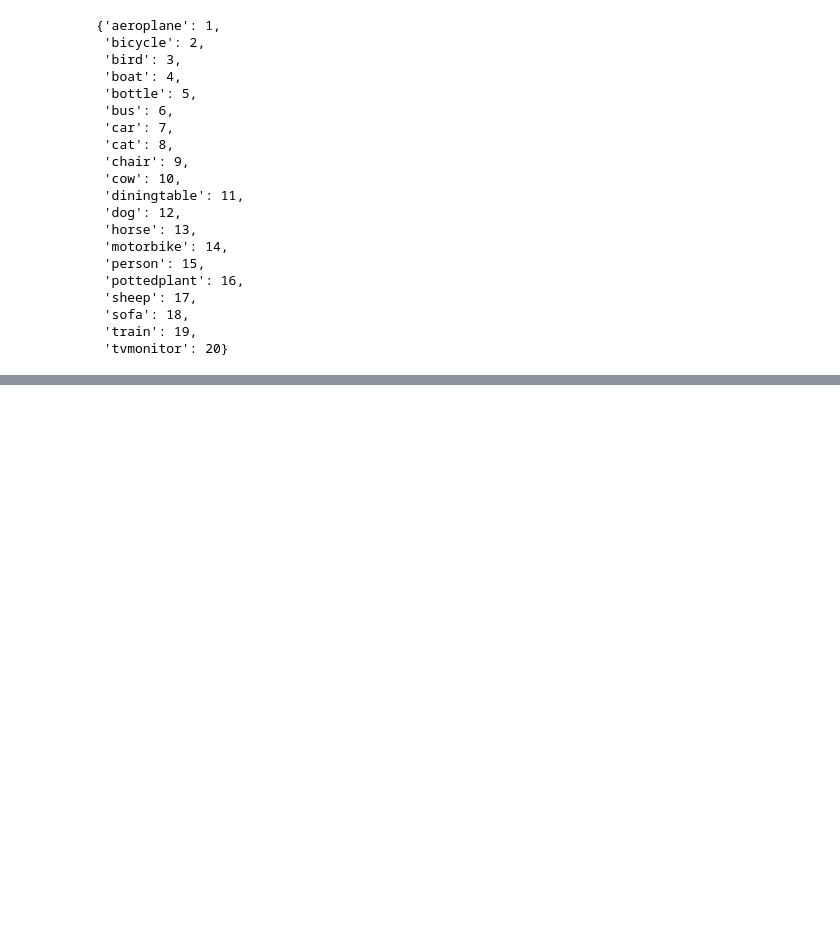
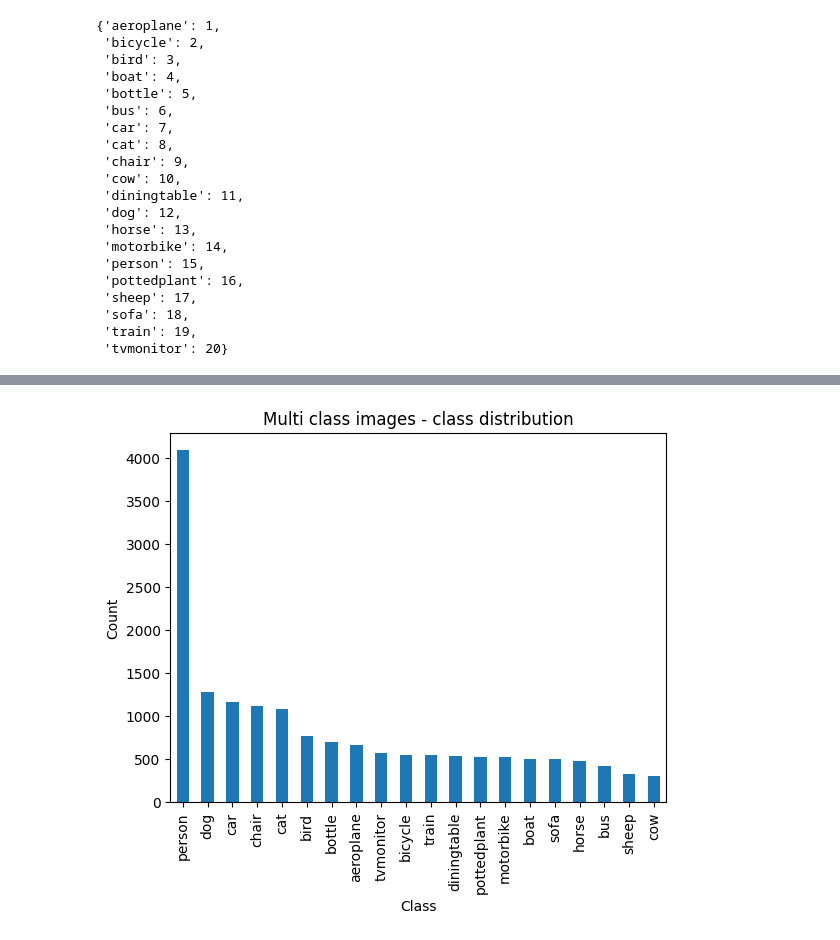
Before and after one commit to AAAlessandroP/imageRecognitionVOC2012, a Jupyter notebook: dataset_exporter.ipynb, the cells around one changed output, grey strips where cells are left out. Drawn from its saved outputs; the diff is of its cells as text; code cells hidden in the pictures; blank space fills up the shorter version.

```diff
--- a/dataset_exporter.ipynb
+++ b/dataset_exporter.ipynb
@@ -14,0 +9,6 @@ N_CLASSES = 20
+# %%
+I_FOLDER = "./dataset/image_sets"
+O_FOLDER = "./dataset"
+
+N_CLASSES = 20
+RANDOM_STATE = 29
@@ -201,0 +51,3 @@ train_val_multiple_class_df.to_csv(MULTI_CLASS_PATH, index=False)
+# %%
+data_multiple_class_dict = {}
+data_multiple_class_dict
@@ -201,0 +127,6 @@ train_val_multiple_class_df.to_csv(MULTI_CLASS_PATH, index=False)
+# %%
+data_multiple_class_df = pd.DataFrame(data_multiple_class_dict.items(), columns=["file", "classes_id"])
+data_multiple_class_df["classes"] = data_multiple_class_df["classes_id"].apply(lambda x: [classes[id - 1] for id in x])
+data_multiple_class_df["n_classes"] = data_multiple_class_df["classes_id"].apply(len)
+
+data_multiple_class_df
@@ -201,0 +147,9 @@ train_val_multiple_class_df.to_csv(MULTI_CLASS_PATH, index=False)
+# %%
+multi_class_frequence_dict = {}
+for classes in data_multiple_class_df["classes"]:
+    for c in classes:
+        multi_class_frequence_dict[c] = multi_class_frequence_dict.get(c, 0) + 1
+
+multi_class_frequence_df = pd.DataFrame(multi_class_frequence_dict.items(), columns=["class", "frequence"])
+multi_class_frequence_df = multi_class_frequence_df.sort_values("frequence", ascending=False)
+multi_class_frequence_df
@@ -201,0 +174,9 @@ train_val_multiple_class_df.to_csv(MULTI_CLASS_PATH, index=False)
+# %%
+multi_class_frequence_df.plot(x='class', y='frequence', kind='bar', legend=False)
+
+plt.title("Multi class images - class distribution")
+plt.xlabel("Class")
+plt.ylabel("Count")
+plt.show()
+# %% [output]
+[figure, added]
```
Also changed, not shown: parts of 55 cells of this notebook, 7 other files.
